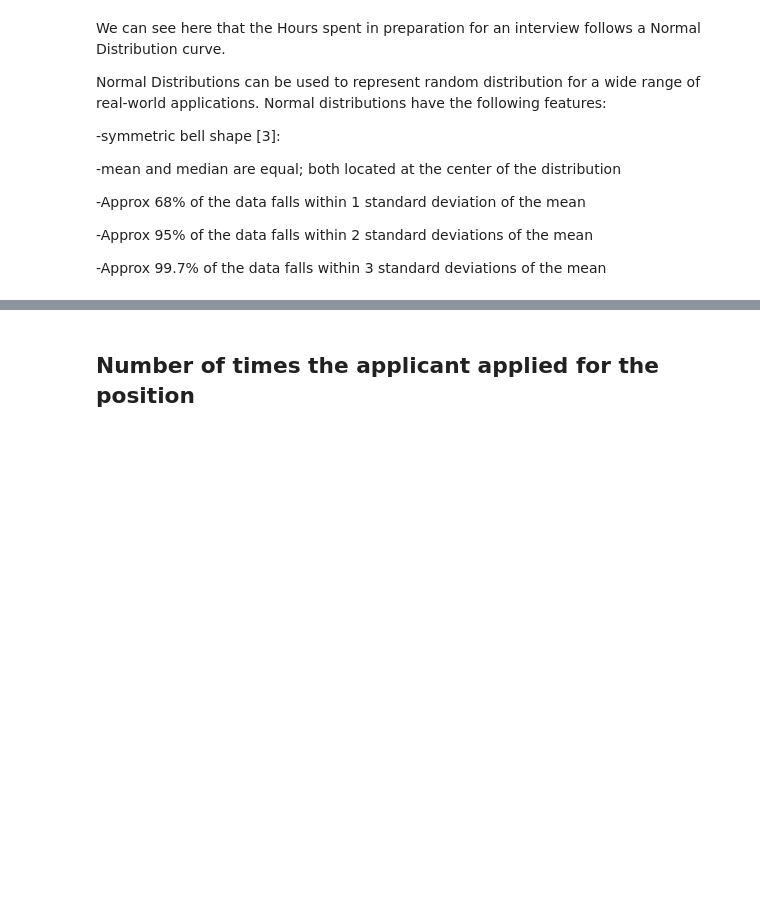
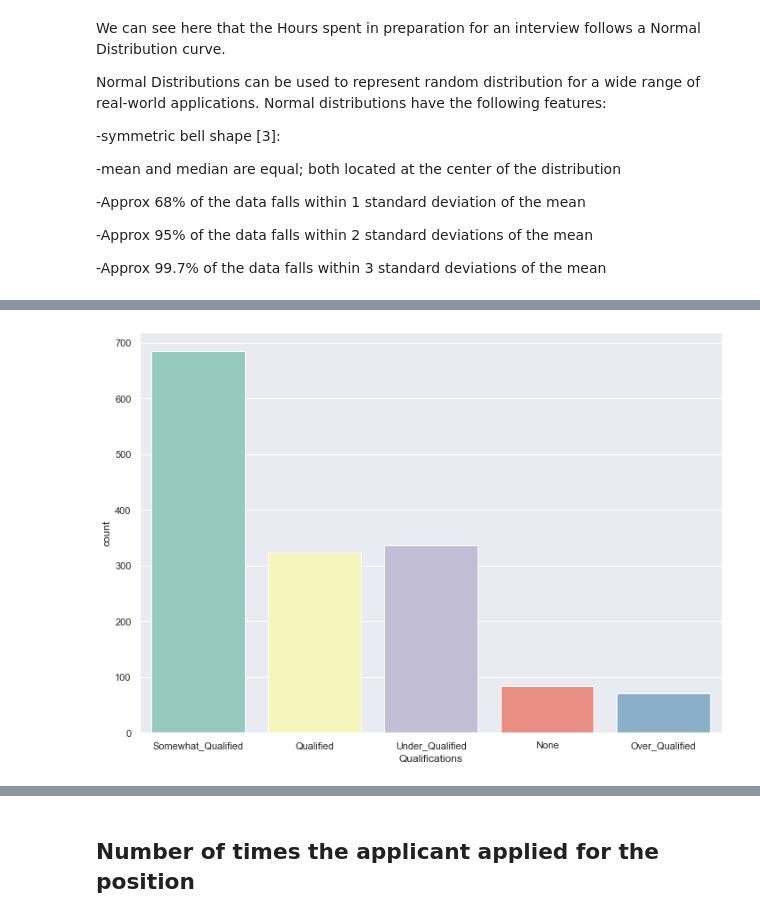
Before and after one commit to Deego88/Programming_for_Data_Analysis_Project_2020, a Jupyter notebook: Programming_for_Data_Analysis_Project_2020.ipynb, the cells around one changed output, grey strips where cells are left out. Drawn from its saved outputs; the diff is of its cells as text; code cells hidden in the pictures; blank space fills up the shorter version.

```diff
--- a/Programming_for_Data_Analysis_Project_2020.ipynb
+++ b/Programming_for_Data_Analysis_Project_2020.ipynb
@@ -180,0 +197,4 @@ NameError: name 'pers' is not defined
+# %%
+# Create  a list
+Qualifications = ["None", "Under_Qualified", "Somewhat_Qualified", "Qualified", "Over_Qualified"]
+Qualifications
@@ -180,0 +214,3 @@ NameError: name 'pers' is not defined
+# %%
+Qual= np.random.choice(Qualifications, 1500, p=[0.05, 0.25, 0.45, 0.2, 0.05])
+Qual
@@ -180,0 +220,4 @@ NameError: name 'pers' is not defined
+# %%
+# Create a DataFrame to view the Qualifications output
+df = pd.DataFrame(Qual, columns=["Qualifications"])
+df
@@ -180,0 +238,6 @@ NameError: name 'pers' is not defined
+# %%
+# Create a countplot to illustrate the data better
+sns.countplot(x="Qualifications", data=df, palette="Set3",)
+plt.show()
+# %% [output]
+[figure, added]
```
Also changed, not shown: parts of 29 cells of this notebook.
